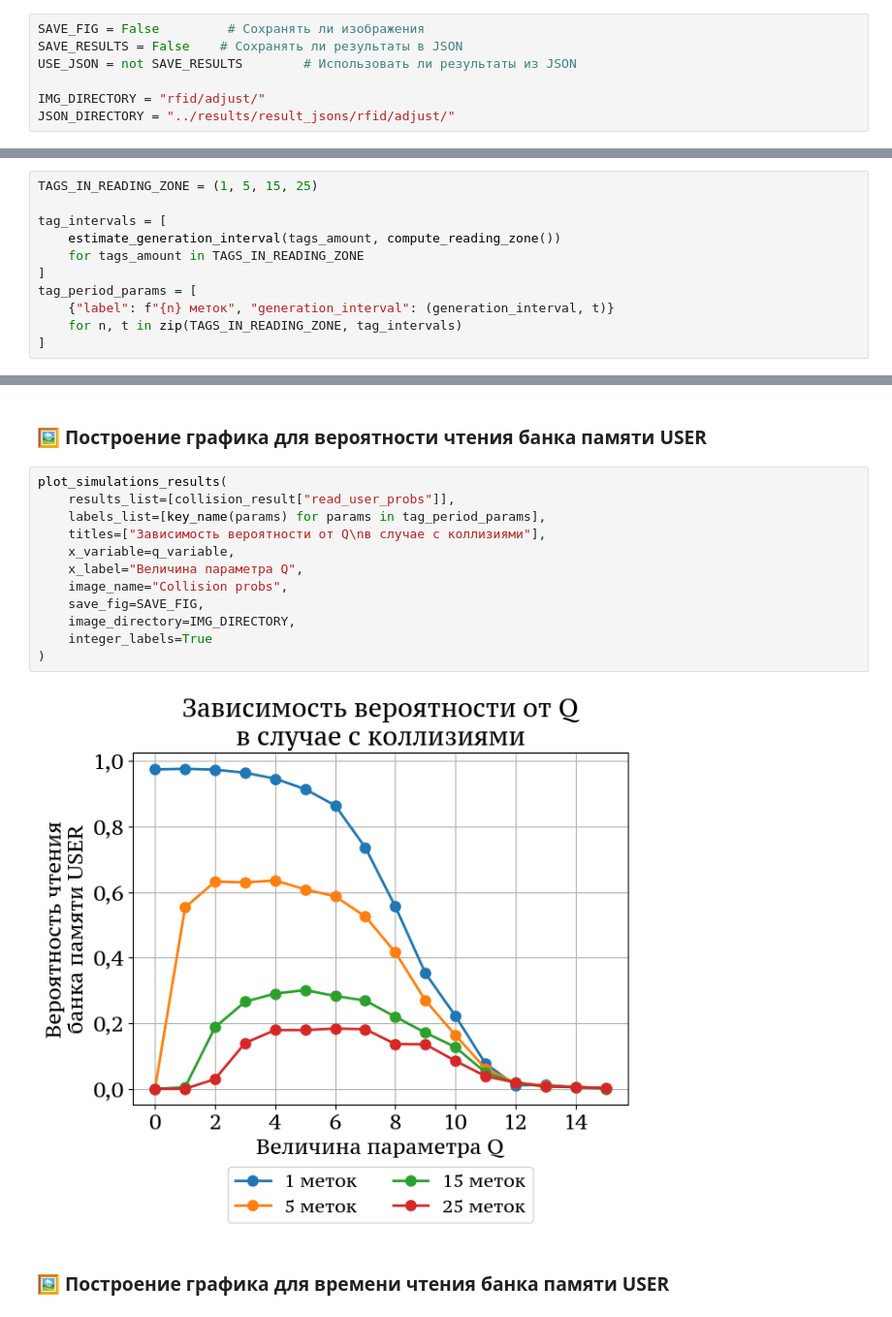
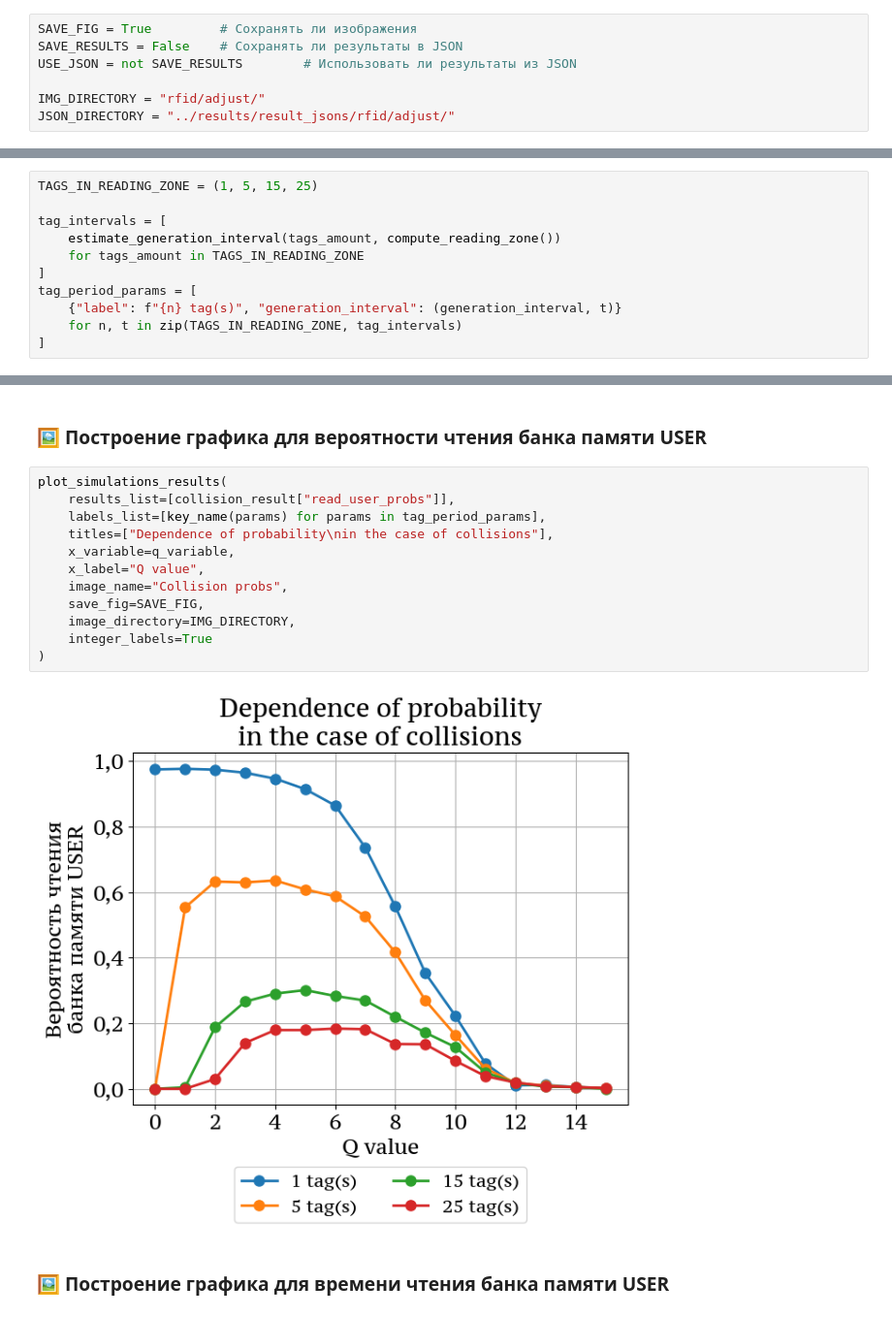
Before and after one commit to VilmenAbramian/simulation, a Jupyter notebook: pysim/experiments/notebooks/rfid_adjust.ipynb, the cells around one changed output, grey strips where cells are left out. Shown at 97% size. Cells and saved outputs as stored; diff of their text form.

```diff
--- a/pysim/experiments/notebooks/rfid_adjust.ipynb
+++ b/pysim/experiments/notebooks/rfid_adjust.ipynb
@@ -43,7 +43,7 @@
 from pysim.experiments.utility.rfid_helper import *
 from pysim.models.rfid.params import default_params
 # %%
-SAVE_FIG = False         # Сохранять ли изображения
+SAVE_FIG = True         # Сохранять ли изображения
 SAVE_RESULTS = False    # Сохранять ли результаты в JSON
 USE_JSON = not SAVE_RESULTS        # Использовать ли результаты из JSON
 
@@ -156,7 +157,7 @@ tag_intervals = [
     for tags_amount in TAGS_IN_READING_ZONE
 ]
 tag_period_params = [
-    {"label": f"{n} меток", "generation_interval": (generation_interval, t)}
+    {"label": f"{n} tag(s)", "generation_interval": (generation_interval, t)}
     for n, t in zip(TAGS_IN_READING_ZONE, tag_intervals)
 ]
 # %% [markdown]
@@ -203,17 +204,17 @@ collision_result = calculate_simulations(
 # %%
 plot_simulations_results(
     results_list=[collision_result["read_user_probs"]],
     labels_list=[key_name(params) for params in tag_period_params],
-    titles=["Зависимость вероятности от Q\nв случае с коллизиями"],
+    titles=["Dependence of probability\nin the case of collisions"],
     x_variable=q_variable,
-    x_label="Величина параметра Q",
+    x_label="Q value",
     image_name="Collision probs",
     save_fig=SAVE_FIG,
     image_directory=IMG_DIRECTORY,
     integer_labels=True
 )
 # %% [output]
-[figure, old version]
+[figure, new version]
 # %% [markdown]
 ### 🖼️ Построение графика для времени чтения банка памяти USER
 # %%
```
Also changed, not shown: parts of 7 cells of this notebook, 32 other files.
